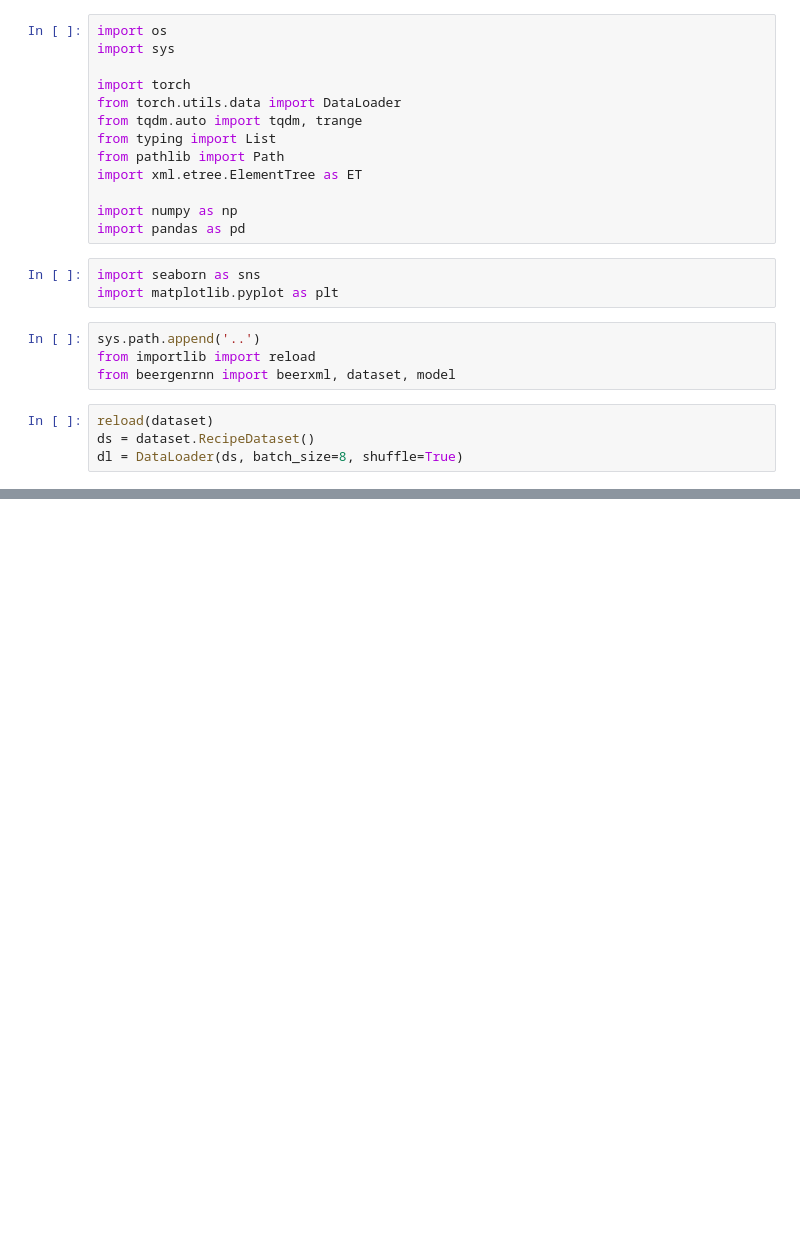
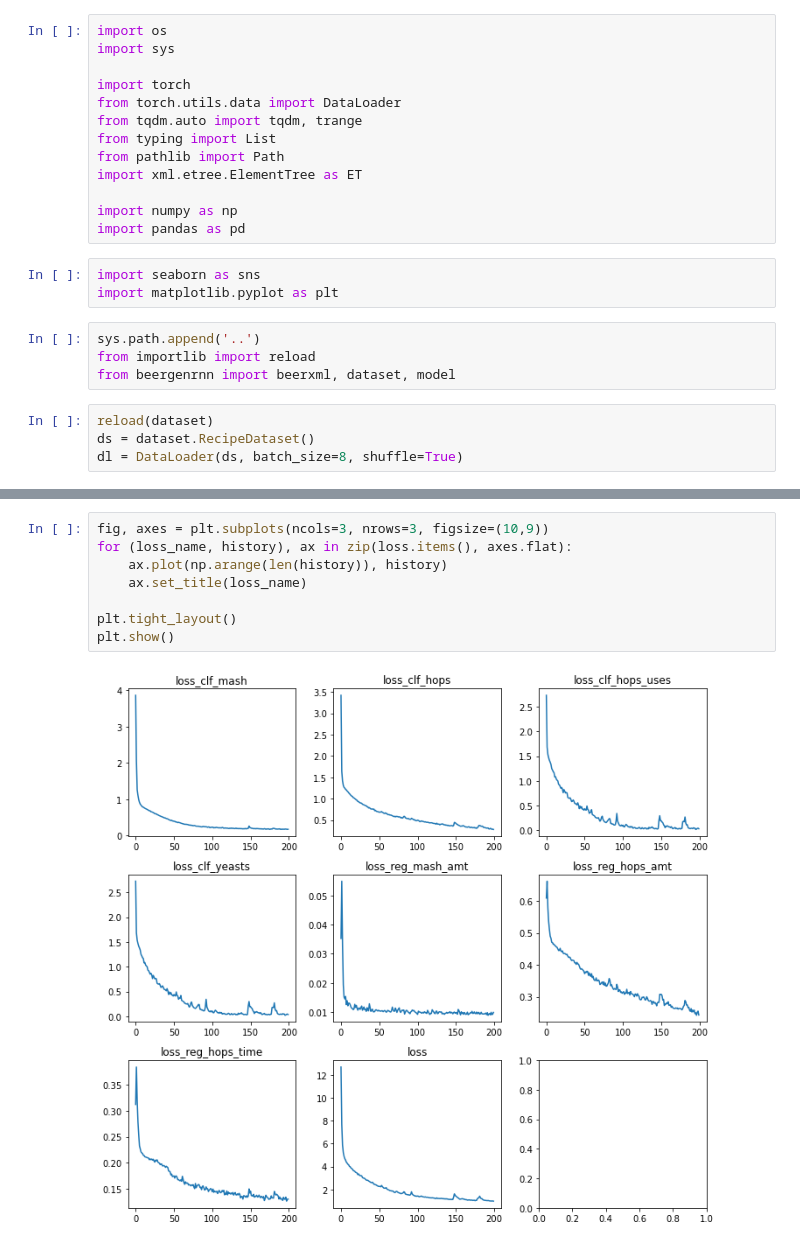
Before and after one commit to papkov/beergenrnn, a Jupyter notebook: notebooks/training.ipynb, the cells around one changed output, grey strips where cells are left out. Drawn from its saved outputs; the diff is of its cells as text; blank space fills up the shorter version.

```diff
--- a/notebooks/training.ipynb
+++ b/notebooks/training.ipynb
@@ -63 +63,11 @@ plt.show()
+# %%
+fig, axes = plt.subplots(ncols=3, nrows=3, figsize=(10,9))
+for (loss_name, history), ax in zip(loss.items(), axes.flat):
+    ax.plot(np.arange(len(history)), history)
+    ax.set_title(loss_name)
+
+plt.tight_layout()
+plt.show()
+# %% [output]
+[figure, added]
 # %%
```
Also changed, not shown: parts of 12 cells of this notebook, 4 other files.
